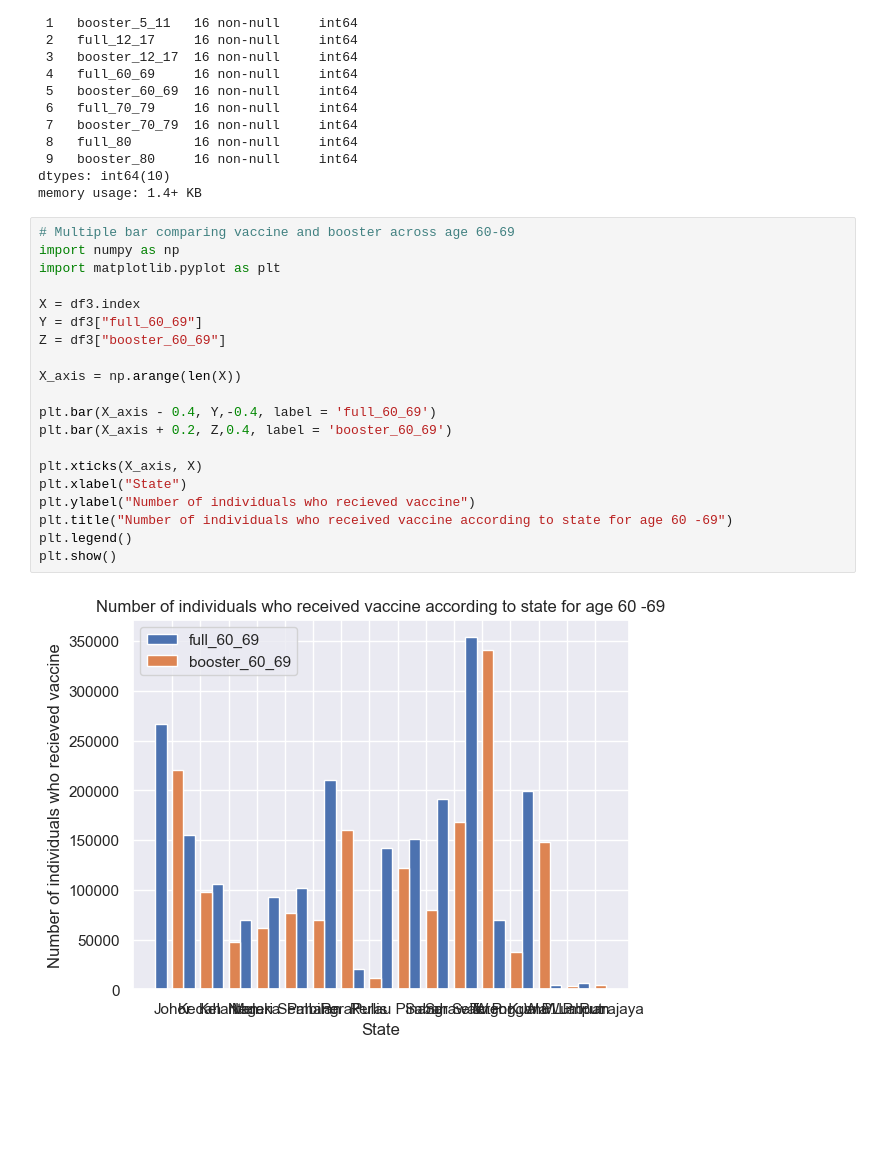
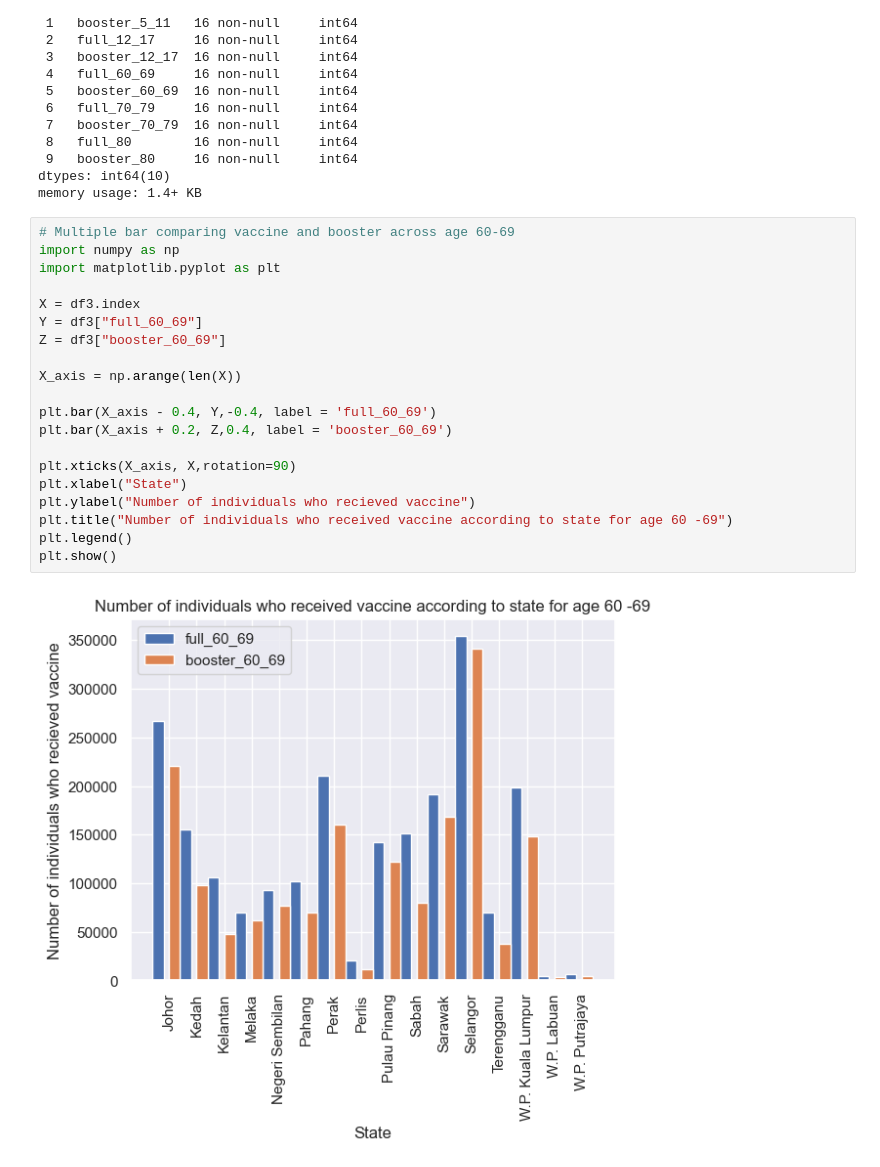
Before and after one commit to isaackong87/hia302_project, a Jupyter notebook: data_wrangler_irfan.ipynb, the cells around one changed output. Saved outputs shown, nothing was run; the diff lists cells and outputs as text; blank space fills up the shorter version.

Commit message:
update bar chart
update multiple bar for high risk group

```diff
--- a/data_wrangler_irfan.ipynb
+++ b/data_wrangler_irfan.ipynb
@@ -339,25 +339,25 @@ memory usage: 1.4+ KB
 # %%
 # Multiple bar comparing vaccine and booster across age 60-69
 import numpy as np
 import matplotlib.pyplot as plt
 
 X = df3.index
 Y = df3["full_60_69"]
 Z = df3["booster_60_69"]
 
 X_axis = np.arange(len(X))
 
 plt.bar(X_axis - 0.4, Y,-0.4, label = 'full_60_69')
 plt.bar(X_axis + 0.2, Z,0.4, label = 'booster_60_69')
 
-plt.xticks(X_axis, X)
+plt.xticks(X_axis, X,rotation=90)
 plt.xlabel("State")
 plt.ylabel("Number of individuals who recieved vaccine")
 plt.title("Number of individuals who received vaccine according to state for age 60 -69")
 plt.legend()
 plt.show()
 # %% [output]
-[figure, old version]
+[figure, new version]
 # %%
 # Multiple bar comparing vaccine and booster across age  70-79
 import numpy as np
```
Also changed, not shown: parts of 2 cells of this notebook.
